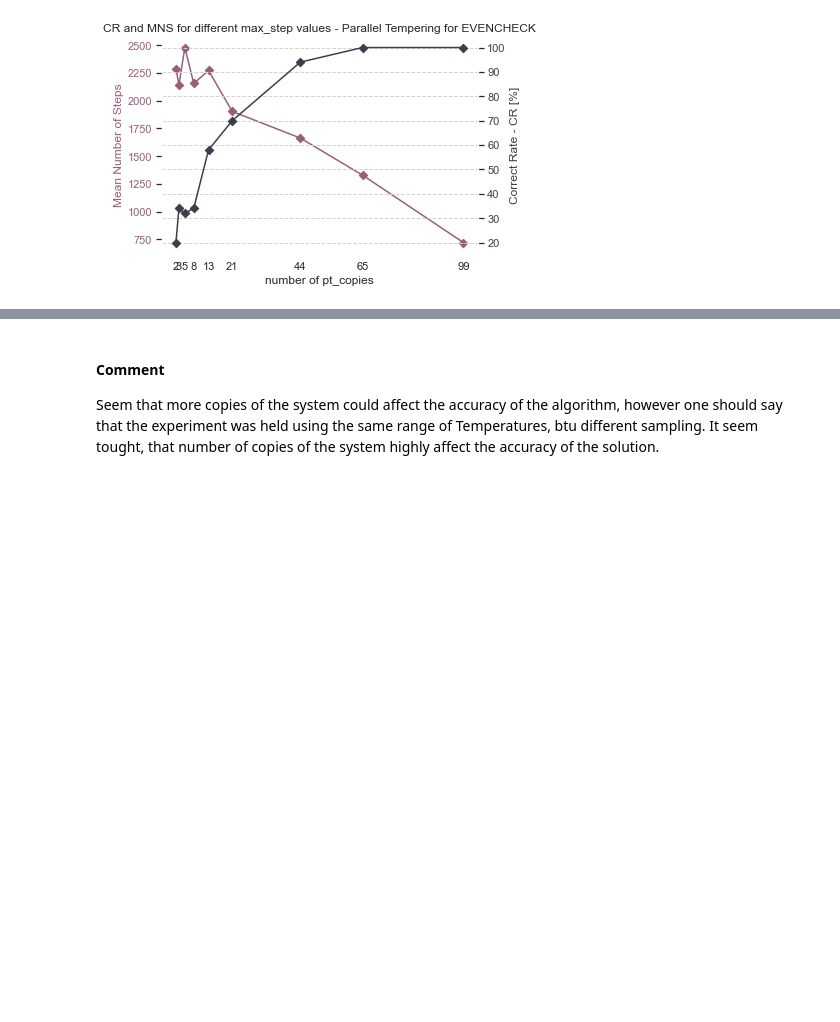
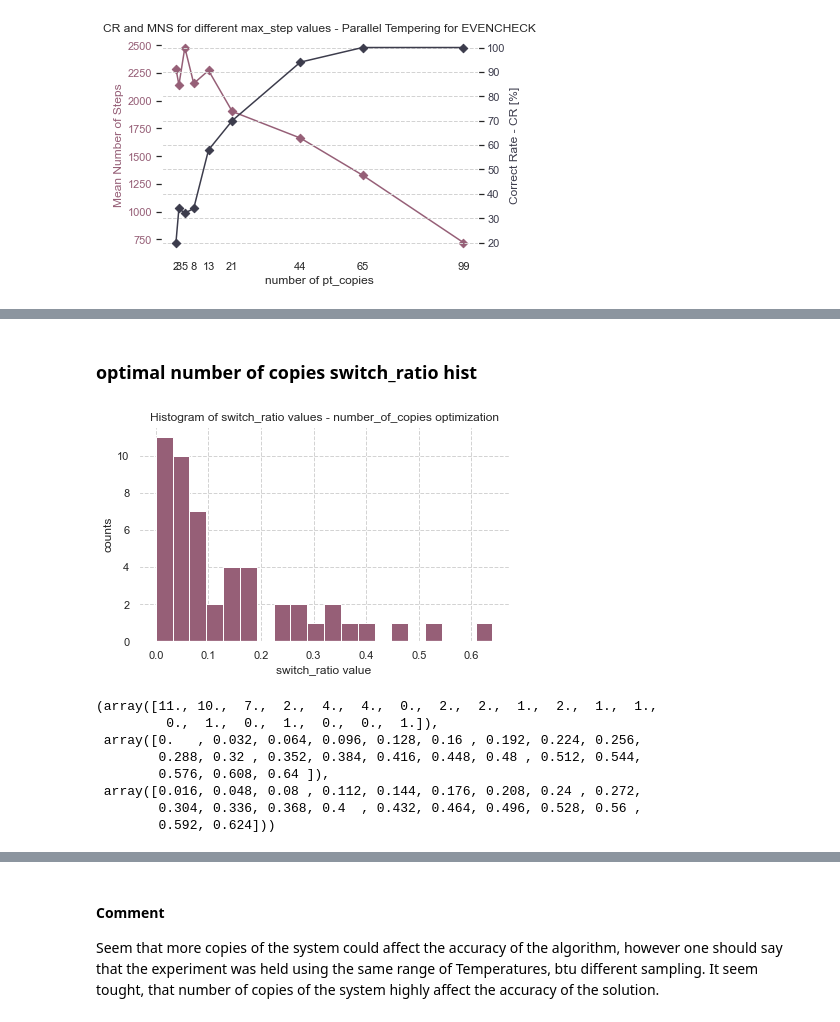
Before and after one commit to mateuszKacz/CGP_mgr, a Jupyter notebook: notebooks/Opracowanie danych PT.ipynb, the cells around one changed output, grey strips where cells are left out. Saved outputs shown, nothing was run; the diff lists cells and outputs as text; code cells hidden in the pictures; blank space fills up the shorter version.

```diff
--- a/notebooks/Opracowanie danych PT.ipynb
+++ b/notebooks/Opracowanie danych PT.ipynb
@@ -435,0 +437,20 @@ plot_scatter([df_evencheck_pt_optimal_number_of_copies.groupby(['pt_copies']).me
+# %% [markdown]
+### optimal number of copies switch_ratio hist
+# %%
+plot_hist(data=df_evencheck_pt_optimal_number_of_copies[df_evencheck_pt_optimal_number_of_copies.pt_copies == 99].switch_ratio,
+          save_path=CHARTS_MAIN_PATH,
+          title='Histogram of switch_ratio values - number_of_copies optimization',
+          xlabel='switch_ratio value',
+          ylabel='counts',
+          bins=20
+         )
+# %% [output]
+[figure, added]
+(array([11., 10.,  7.,  2.,  4.,  4.,  0.,  2.,  2.,  1.,  2.,  1.,  1.,
+         0.,  1.,  0.,  1.,  0.,  0.,  1.]),
+ array([0.   , 0.032, 0.064, 0.096, 0.128, 0.16 , 0.192, 0.224, 0.256,
+        0.288, 0.32 , 0.352, 0.384, 0.416, 0.448, 0.48 , 0.512, 0.544,
+        0.576, 0.608, 0.64 ]),
+ array([0.016, 0.048, 0.08 , 0.112, 0.144, 0.176, 0.208, 0.24 , 0.272,
+        0.304, 0.336, 0.368, 0.4  , 0.432, 0.464, 0.496, 0.528, 0.56 ,
+        0.592, 0.624]))
```
Also changed, not shown: parts of 6 cells of this notebook, 4 other files.
